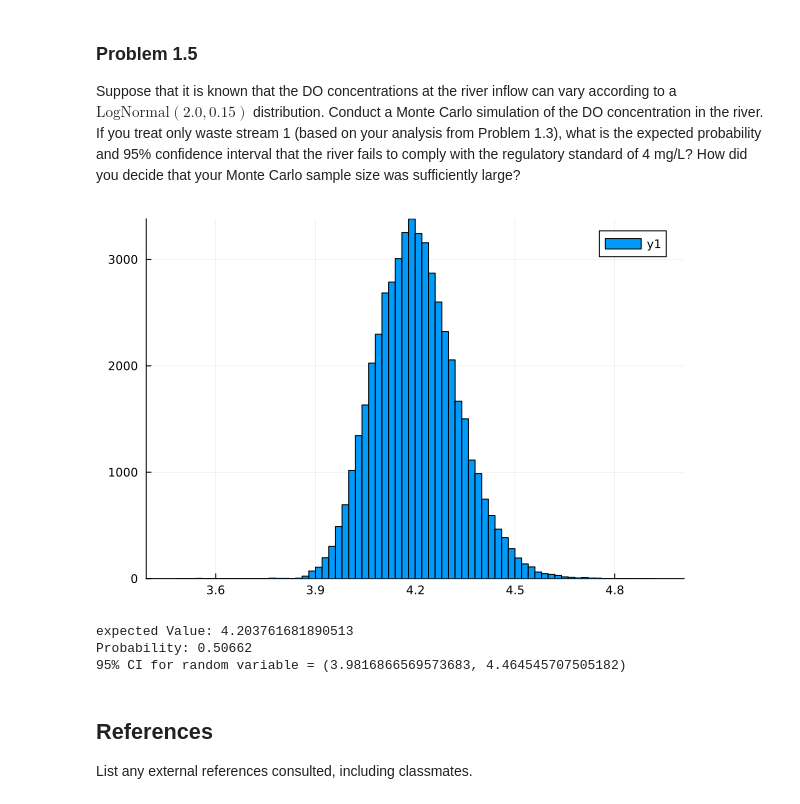
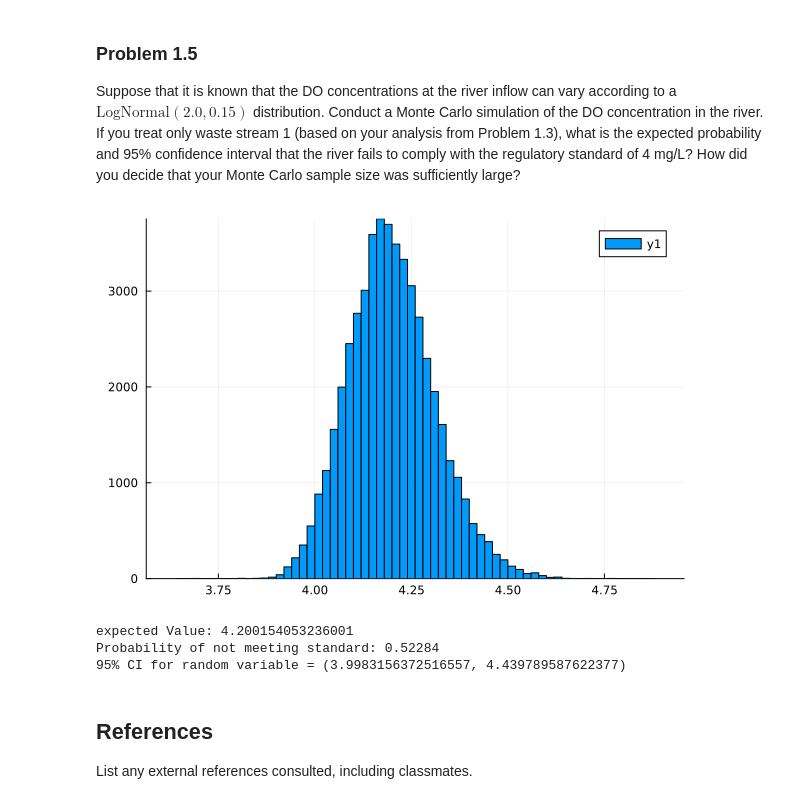
Before and after one commit to BEE4750-FA25/hw3-ellasandwich, a Jupyter notebook: hw03.ipynb, the cells around one changed output. Drawn from its saved outputs; the diff is of its cells as text; code cells hidden in the pictures.

```diff
--- a/hw03.ipynb
+++ b/hw03.ipynb
@@ -93,8 +93,9 @@ for i in 0:15
     Cx = Cs*(1-a1) + C0*a1 - B0*a2 - N0*a3
     push!(C_x, Cx)
 end
+
 # now, initial vars considering first discharge for 2nd
-C_0 = (110000*C_x[15]+15000*5)/(125000)
+C_0 = (110000*C_x[16]+15000*5)/(125000)
 B_0 = (110000*B0*exp(-kc*15/U)+15000*45)/(125000)
 N_0 = (110000*N0*exp(-kn*15/U)+15000*35)/(125000)
 Cx = C_0
@@ -173,7 +177,7 @@ ka = 0.55
 U = 6
 Cs = 10
 # percentage removal
-p = 0.31
+p = 0.287
 # Target DO: 4.2 mg/L
 
 C_x = []
@@ -189,8 +193,13 @@ for i in 0:15
     Cx = Cs*(1-a1) + C0*a1 - B0*a2 - N0*a3
     push!(C_x, Cx)
 end
+# getting value at x=15 before discharge
+a1 = exp(-ka*15/U)
+a2 = (kc/(ka-kc))*(exp(-kc*15/U)-exp(-ka*15/U))
+a3 = (kn/(ka-kn))*(exp(-kn*15/U)-exp(-ka*15/U))
+Cx_15 = Cs*(1-a1) + C0*a1 - B0*a2 - N0*a3
 # now, initial vars considering first discharge for 2nd
-C_0 = (110000*C_x[15]+15000*5)/(125000)
+C_0 = (110000*C_x[16]+15000*5)/(125000)
 B_0 = (110000*B0*exp(-kc*15/U)+15000*45)/(125000)
 N_0 = (110000*N0*exp(-kn*15/U)+15000*35)/(125000)
 
@@ -220,7 +229,7 @@ ka = 0.55
 U = 6
 Cs = 10
 # percentage removal
-p = 0.30
+p = 0.267
 # Target DO: 4.2 mg/L
 
 C_x = []
@@ -236,8 +245,9 @@ for i in 0:15
     Cx = Cs*(1-a1) + C0*a1 - B0*a2 - N0*a3
     push!(C_x, Cx)
 end
+
 # now, initial vars considering first discharge for 2nd
-C_0 = (110000*C_x[15]+15000*5*(1-p))/(125000)
+C_0 = (110000*C_x[16]+15000*5*(1-p))/(125000)
 B_0 = (110000*B0*exp(-kc*15/U)+15000*45*(1-p))/(125000)
 N_0 = (110000*N0*exp(-kn*15/U)+15000*35*(1-p))/(125000)
 
@@ -287,7 +297,7 @@ ka = 0.55
 U = 6
 Cs = 10
 # percentage removal
-p = 0.31
+p = 0.287
 # Target DO: 4.2 mg/L
 min_array = []
 inflow = LogNormal(2, 0.15)
@@ -310,7 +320,7 @@ for i in 1:length(in)
         push!(C_x, Cx)
     end
     # now, initial vars considering first discharge for 2nd
-    C_0 = (110000*C_x[15]+15000*5)/(125000)
+    C_0 = (110000*C_x[16]+15000*5)/(125000)
     B_0 = (110000*B0*exp(-kc*15/U)+15000*45)/(125000)
     N_0 = (110000*N0*exp(-kn*15/U)+15000*35)/(125000)
 
@@ -321,38 +331,38 @@ for i in 1:length(in)
         a2 = (kc/(ka-kc))*(exp(-kc*x/U)-exp(-ka*x/U))
         a3 = (kn/(ka-kn))*(exp(-kn*x/U)-exp(-ka*x/U))
         Cx = Cs*(1-a1) + C_0*a1 - B_0*a2 - N_0*a3
         push!(C_x, Cx)
     end
     min_SP = minimum(C_x)
     push!(min_array, min_SP)
 end
 # Plot histogram as sanity check
 x = [0:len]
 ave = mean(min_array)
 pl = histogram(x, min_array, bins=100)
 display(pl)
 println("expected Value: $ave")
 # Calculate Probability
 no = 0
 yes = 0
 for i in 1:length(min_array)
     if min_array[i]<4.2
         no = no + 1
     else
         yes = yes + 1
     end
 end
 # probability
 prob = no / (yes+no)
-println("Probability: $prob")
+println("Probability of not meeting standard: $prob")
 a = 0.05
 ci = (quantile(min_array, a/2), quantile(min_array, 1 - a/2))
 println("95% CI for random variable = $ci")
 # %% [output]
-[figure, old version]
+[figure, new version]
-expected Value: 4.203761681890513
-Probability: 0.50662
-95% CI for random variable = (3.9816866569573683, 4.464545707505182)
+expected Value: 4.200154053236001
+Probability of not meeting standard: 0.52284
+95% CI for random variable = (3.9983156372516557, 4.439789587622377)
 # %% [markdown]
 ## References
 
```
Also changed, not shown: parts of 4 cells of this notebook.
